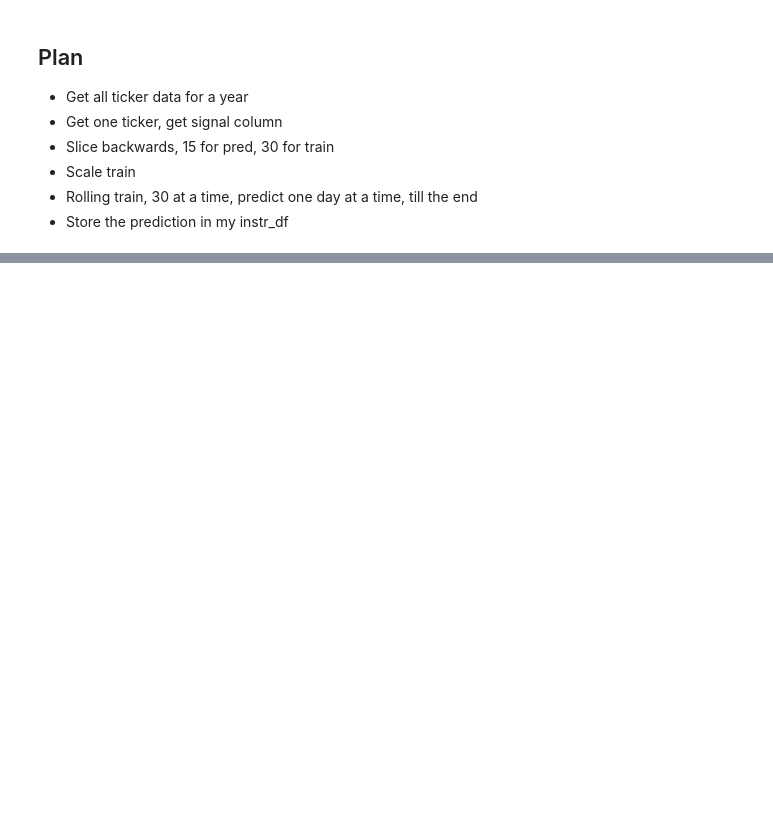
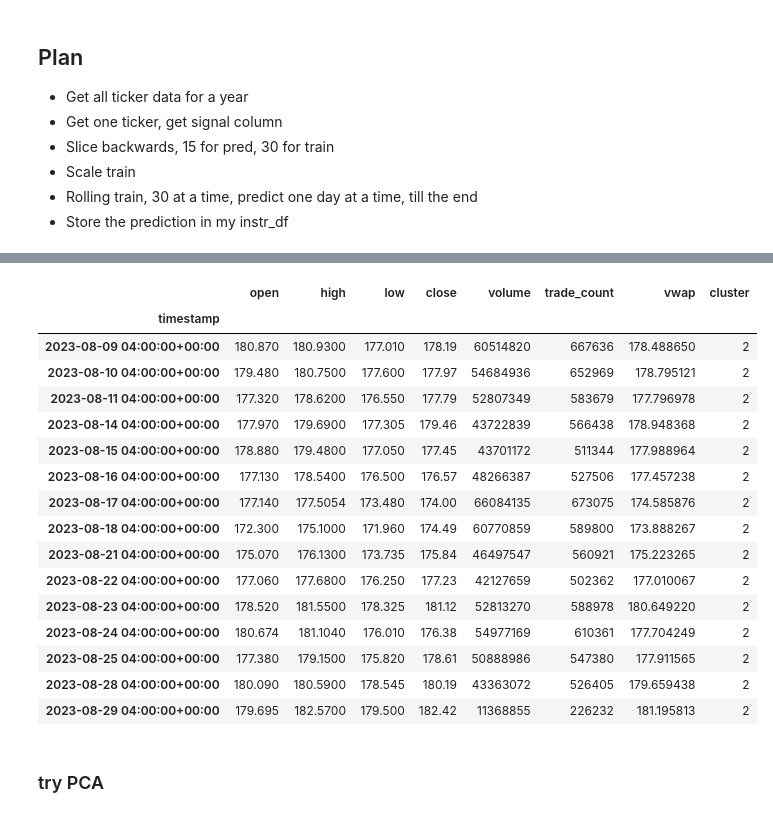
Before and after one commit to KPI68/Algo-TradeLab, a Jupyter notebook: algo-trade.ipynb, the cells around one changed output, grey strips where cells are left out. Cells and saved outputs as stored; diff of their text form; code cells hidden in the pictures; blank space fills up the shorter version.

```diff
--- a/algo-trade.ipynb
+++ b/algo-trade.ipynb
@@ -154,0 +259,6 @@ networth: Cash: 4998.62,
+# %%
+aapl_sc = aapl_df.drop('symbol',axis=1)
+aapl_scaled = pd.DataFrame(StandardScaler().fit_transform(aapl_sc),
+                           index=aapl_sc.index,
+                           columns=aapl_sc.columns)
+aapl_scaled
@@ -154,0 +280,7 @@ networth: Cash: 4998.62,
+# %%
+km_sc = KMeans(n_clusters=3, n_init=99)
+km_sc.fit(aapl_scaled)
+aapl_sc_pred = km_sc.predict(aapl_scaled)
+aapl_scd = aapl_sc.copy()
+aapl_scd['cluster'] = aapl_sc_pred
+aapl_scd
@@ -154,0 +306,6 @@ networth: Cash: 4998.62,
+# %%
+aapl_last15 = aapl_sc.iloc[-15:,:]
+last15_clusters = km_sc.predict(aapl_last15)
+last15_clustered = aapl_last15.copy()
+last15_clustered['cluster']=last15_clusters
+last15_clustered.hvplot.scatter(x='volume', y='vwap', by='cluster')
@@ -154,0 +314,22 @@ networth: Cash: 4998.62,
+# %%
+last15_clustered
+# %% [output]
+|  | open | high | low | close | volume | trade_count | vwap | cluster |
+| timestamp |  |  |  |  |  |  |  |  |
+| 2023-08-09 04:00:00+00:00 | 180.870 | 180.9300 | 177.010 | 178.19 | 60514820 | 667636 | 178.488650 | 2 |
+| 2023-08-10 04:00:00+00:00 | 179.480 | 180.7500 | 177.600 | 177.97 | 54684936 | 652969 | 178.795121 | 2 |
+| 2023-08-11 04:00:00+00:00 | 177.320 | 178.6200 | 176.550 | 177.79 | 52807349 | 583679 | 177.796978 | 2 |
+| 2023-08-14 04:00:00+00:00 | 177.970 | 179.6900 | 177.305 | 179.46 | 43722839 | 566438 | 178.948368 | 2 |
+| 2023-08-15 04:00:00+00:00 | 178.880 | 179.4800 | 177.050 | 177.45 | 43701172 | 511344 | 177.988964 | 2 |
+| 2023-08-16 04:00:00+00:00 | 177.130 | 178.5400 | 176.500 | 176.57 | 48266387 | 527506 | 177.457238 | 2 |
+| 2023-08-17 04:00:00+00:00 | 177.140 | 177.5054 | 173.480 | 174.00 | 66084135 | 673075 | 174.585876 | 2 |
+| 2023-08-18 04:00:00+00:00 | 172.300 | 175.1000 | 171.960 | 174.49 | 60770859 | 589800 | 173.888267 | 2 |
+| 2023-08-21 04:00:00+00:00 | 175.070 | 176.1300 | 173.735 | 175.84 | 46497547 | 560921 | 175.223265 | 2 |
+| 2023-08-22 04:00:00+00:00 | 177.060 | 177.6800 | 176.250 | 177.23 | 42127659 | 502362 | 177.010067 | 2 |
+| 2023-08-23 04:00:00+00:00 | 178.520 | 181.5500 | 178.325 | 181.12 | 52813270 | 588978 | 180.649220 | 2 |
+| 2023-08-24 04:00:00+00:00 | 180.674 | 181.1040 | 176.010 | 176.38 | 54977169 | 610361 | 177.704249 | 2 |
+| 2023-08-25 04:00:00+00:00 | 177.380 | 179.1500 | 175.820 | 178.61 | 50888986 | 547380 | 177.911565 | 2 |
+| 2023-08-28 04:00:00+00:00 | 180.090 | 180.5900 | 178.545 | 180.19 | 43363072 | 526405 | 179.659438 | 2 |
+| 2023-08-29 04:00:00+00:00 | 179.695 | 182.5700 | 179.500 | 182.42 | 11368855 | 226232 | 181.195813 | 2 |
+# %% [markdown]
+### try PCA
```
Also changed, not shown: parts of 22 cells of this notebook, 1 other file.
